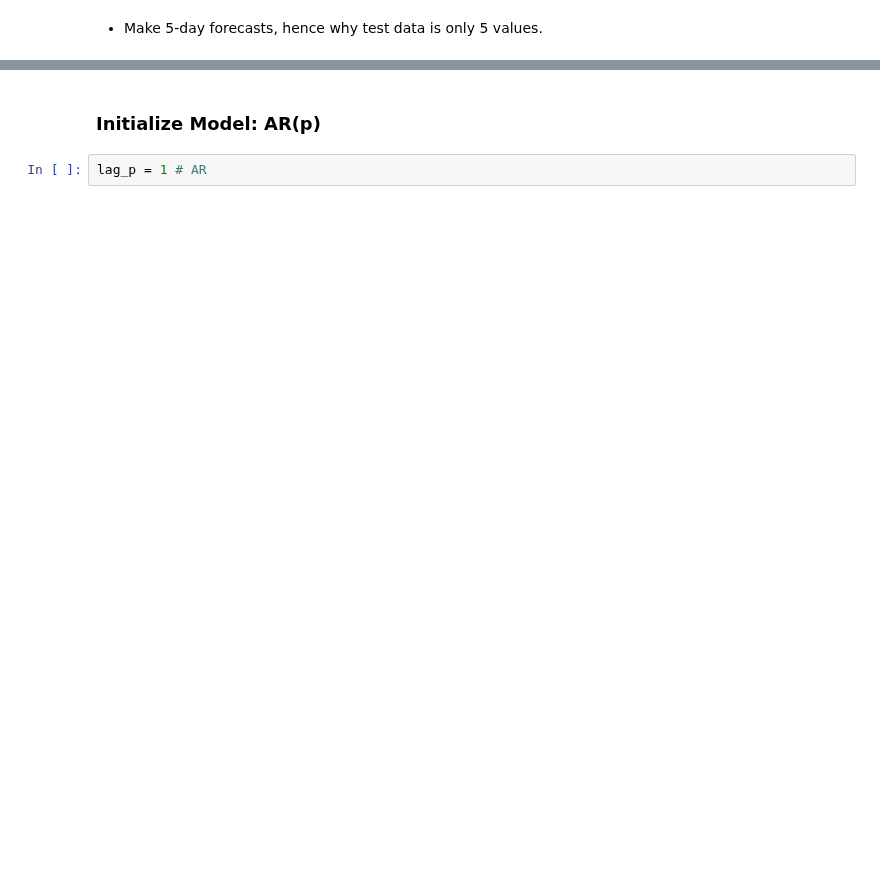
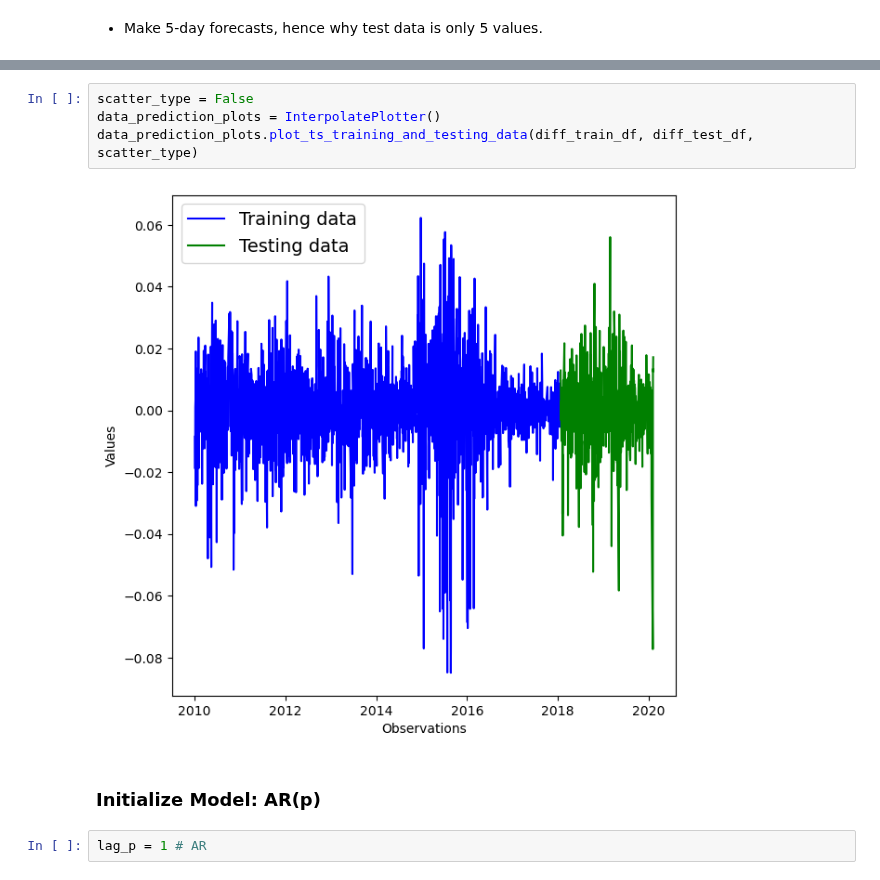
Before and after one commit to Brinkley97/applied_time_series_and_machine_learning, a Jupyter notebook: framework_for_time_series_data/nlp_ts/paper-stock-sse-daily-returns.ipynb, the cells around one changed output, grey strips where cells are left out. Saved outputs shown, nothing was run; the diff lists cells and outputs as text; blank space fills up the shorter version.

Commit message:
plots working for AR model

```diff
--- a/framework_for_time_series_data/nlp_ts/paper-stock-sse-daily-returns.ipynb
+++ b/framework_for_time_series_data/nlp_ts/paper-stock-sse-daily-returns.ipynb
@@ -316,3 +363,9 @@ diff_test_df
+# %%
+scatter_type = False
+data_prediction_plots = InterpolatePlotter()
+data_prediction_plots.plot_ts_training_and_testing_data(diff_train_df, diff_test_df, scatter_type)
+# %% [output]
+[figure, added]
 # %% [markdown]
 ### Initialize Model: AR(p)
 # %%
```
Also changed, not shown: parts of 31 cells of this notebook, 2 other files.
